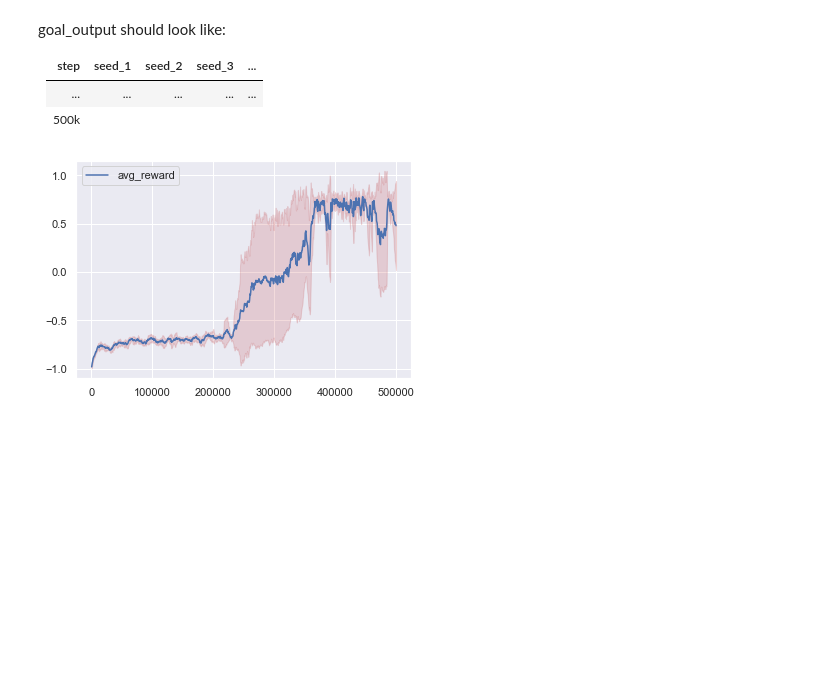
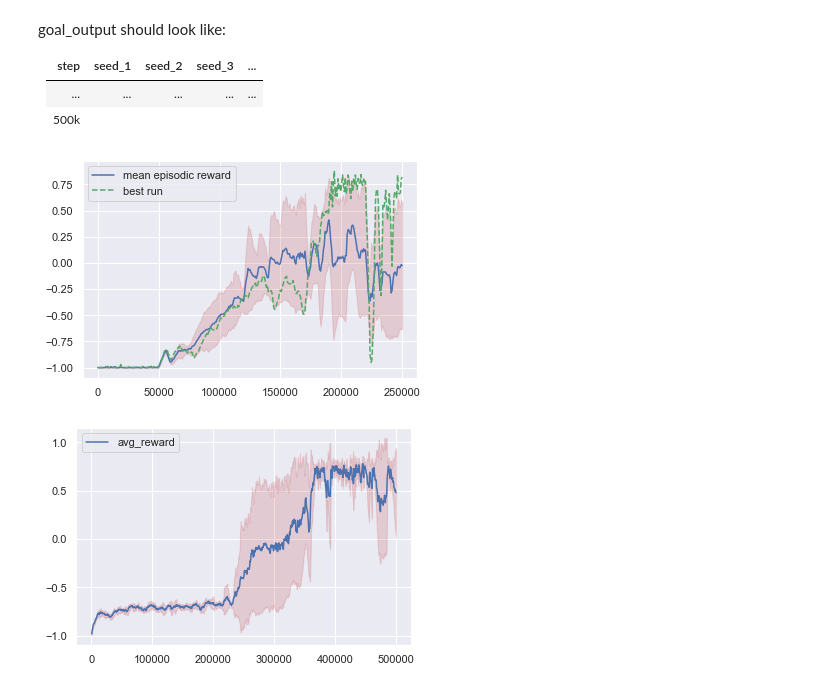
Before and after one commit to tilidev/BA_DRL_Gridworlds, a Jupyter notebook: plots.ipynb, the cells around one changed output. Drawn from its saved outputs; the diff is of its cells as text; code cells hidden in the pictures; blank space fills up the shorter version.

```diff
--- a/plots.ipynb
+++ b/plots.ipynb
@@ -66,3 +20,0 @@ def create_avg_std_plot(
-# %%
-# test:
-df = get_experiment_df('cJPfkPJPTyiKqPXWieTAzw')
@@ -69,3 +76,7 @@ df = get_experiment_df('cJPfkPJPTyiKqPXWieTAzw')
+# %%
+plot_mean_std("ly57jevlQXe42Q9sKmBYzQ", add_best=True)
+# %% [output]
+[figure, added]
 # %%
 create_avg_std_plot(df, save_path="figures/a2c_success")
 # %% [output]
```
Also changed, not shown: parts of 2 cells of this notebook, 2 other files.
